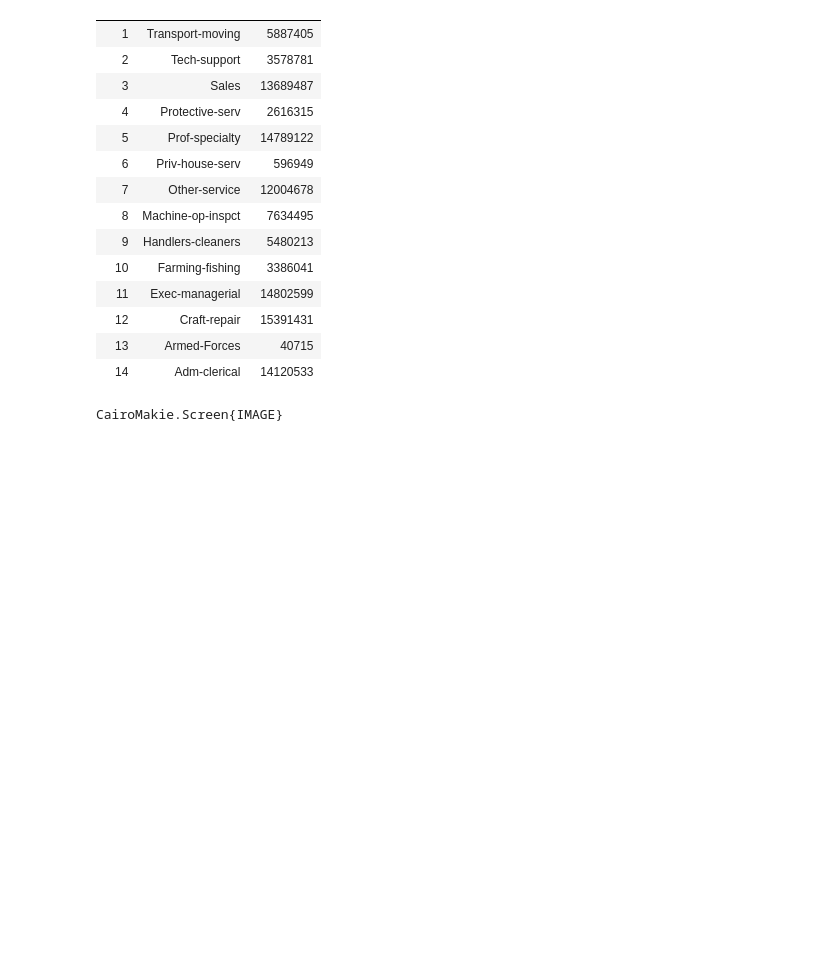
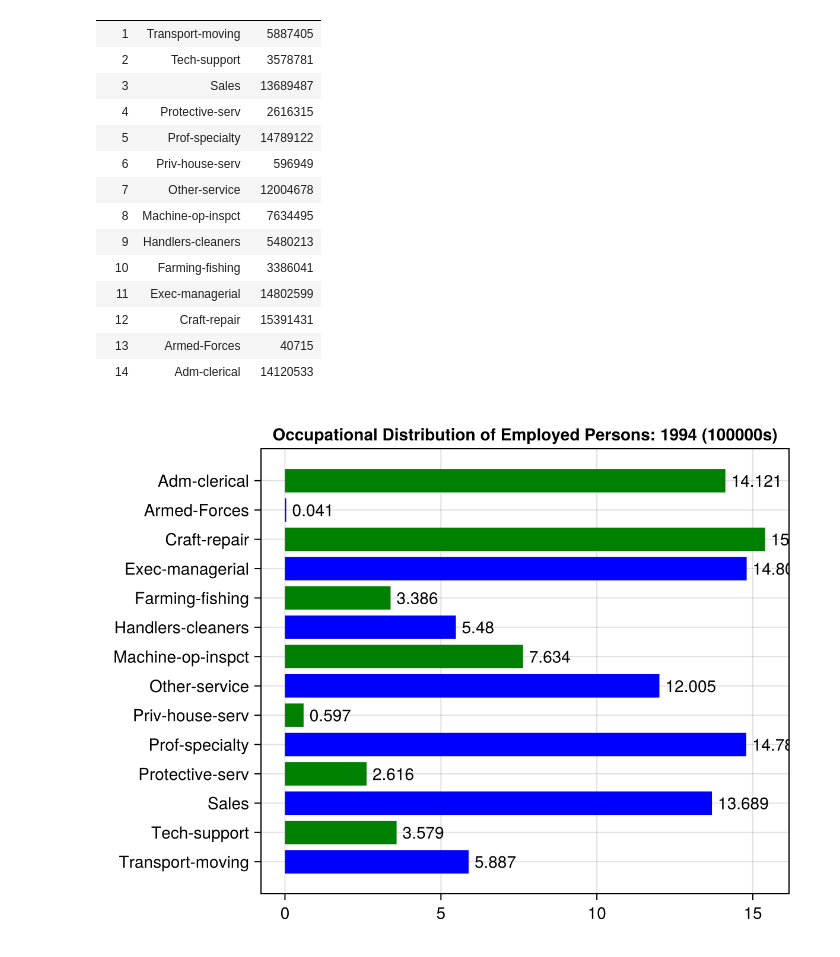
Before and after one commit to toby-farley/Adult, a Jupyter notebook: Adult Julia.ipynb, the cells around one changed output. Drawn from its saved outputs; the diff is of its cells as text; code cells hidden in the pictures; blank space fills up the shorter version.

```diff
--- a/Adult Julia.ipynb
+++ b/Adult Julia.ipynb
@@ -221,15 +234,17 @@ Totals by Occupation
 # %%
 data = [totals_by_occupation[i,:Total_sum] for i in 1:size(totals_by_occupation,1)]
 category = [totals_by_occupation[i,:occupation] for i in 1:size(totals_by_occupation,1)]
 
 scene = barplot(1:length(data), data * .000001,
 	    direction=:x,
 	    color=isodd.(1:length(data)),
 	    colormap = [:green, :blue],
 	    bar_labels=:y,
 	    axis = (yticks = (1:length(data), category),
                 title = "Occupational Distribution of Employed Persons: 1994 (100000s)"))
 
-Makie.save("plot.png", scene)
+Makie.save("Occupational Distribution of Employed Persons.png", scene)
+
+scene
 # %% [output]
-CairoMakie.Screen{IMAGE}
+[figure, added]
```
Also changed, not shown: parts of 5 cells of this notebook, 4 other files.
